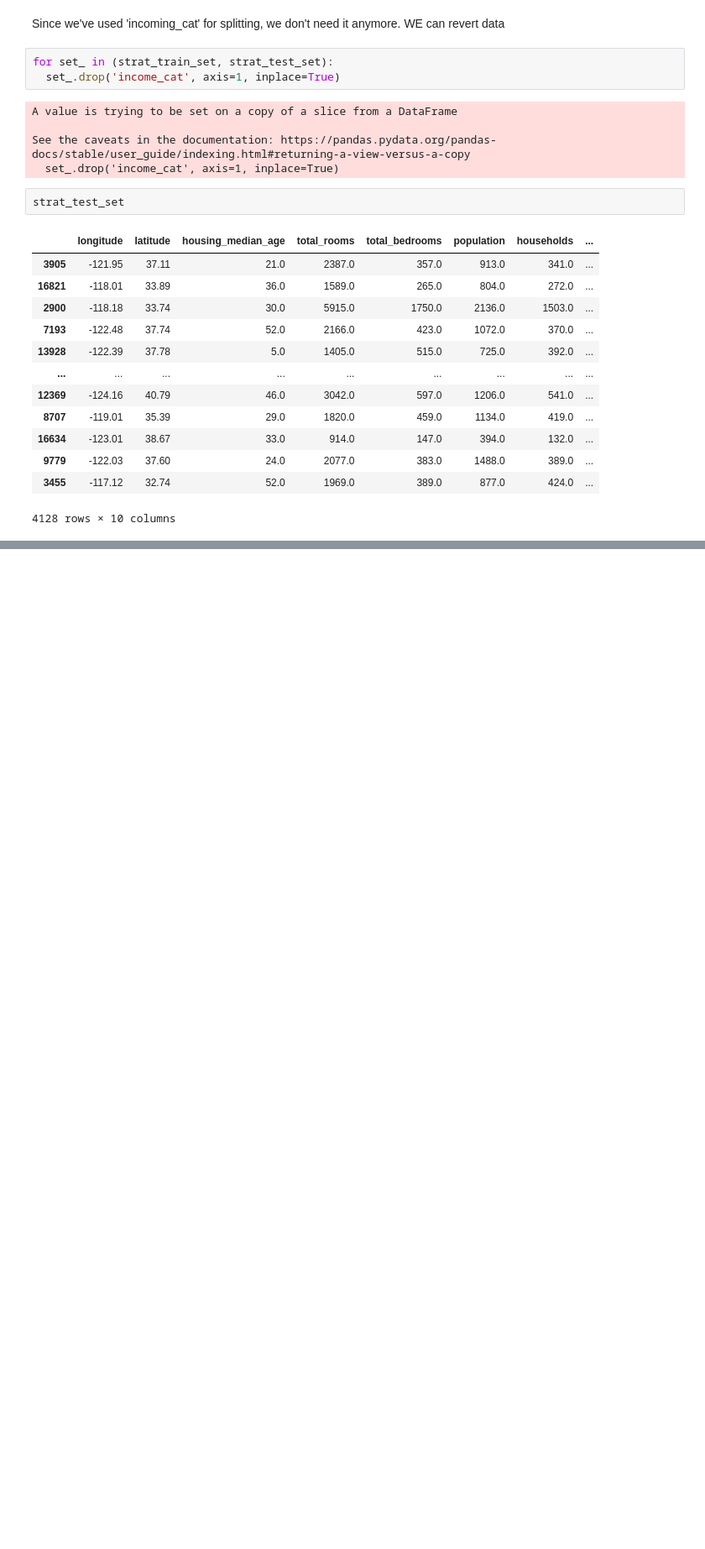
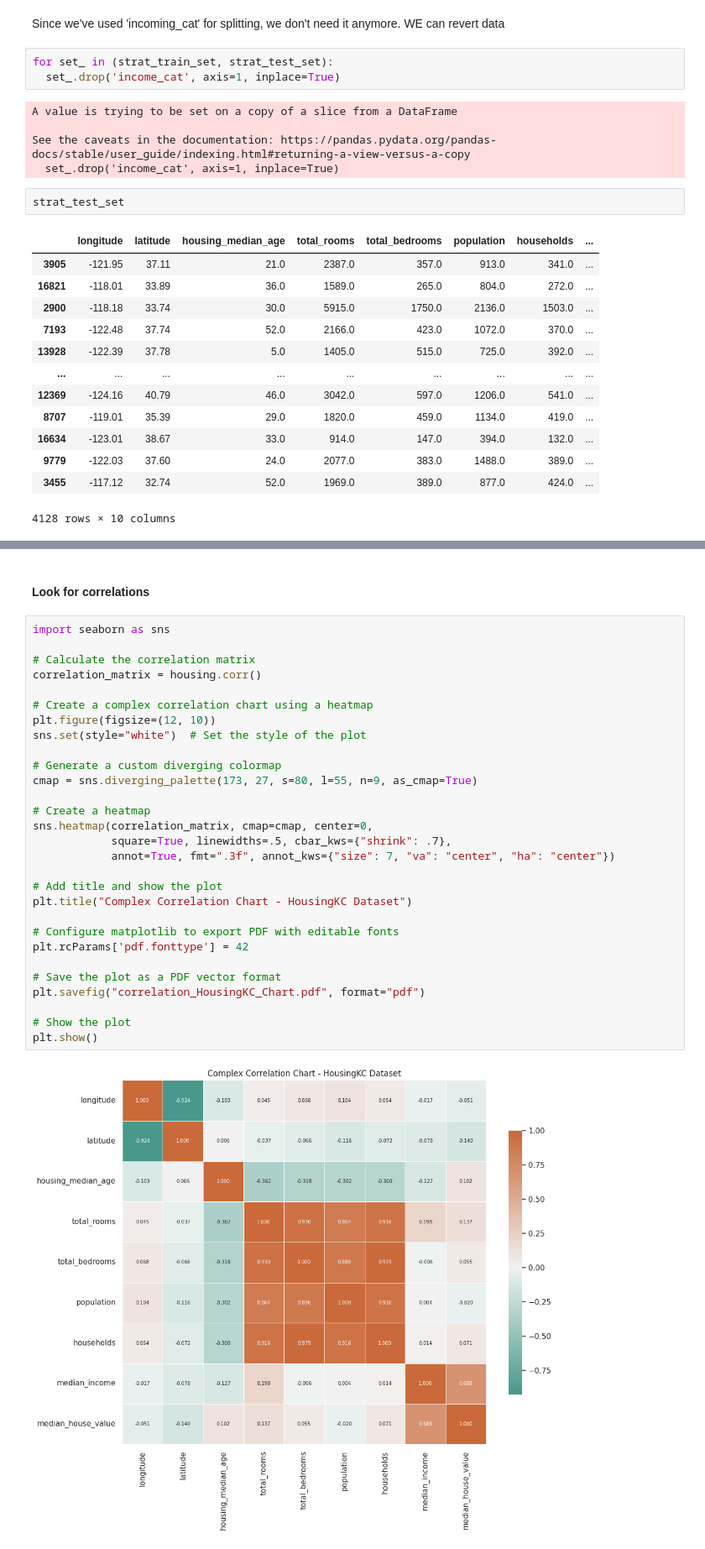
Before and after one commit to alvarohernandezalt/ML_SCKT_TF_Geron, a Jupyter notebook: C02_CaliforniaHousingPrice.ipynb, the cells around one changed output, grey strips where cells are left out. Shown at 84% size. Saved outputs shown, nothing was run; the diff lists cells and outputs as text; blank space fills up the shorter version.

```diff
--- a/C02_CaliforniaHousingPrice.ipynb
+++ b/C02_CaliforniaHousingPrice.ipynb
@@ -246,0 +288,33 @@ strat_test_set
+# %% [markdown]
+#### Look for correlations
+# %%
+import seaborn as sns
+
+# Calculate the correlation matrix
+correlation_matrix = housing.corr()
+
+# Create a complex correlation chart using a heatmap
+plt.figure(figsize=(12, 10))
+sns.set(style="white")  # Set the style of the plot
+
+# Generate a custom diverging colormap
+cmap = sns.diverging_palette(173, 27, s=80, l=55, n=9, as_cmap=True)
+
+# Create a heatmap
+sns.heatmap(correlation_matrix, cmap=cmap, center=0,
+            square=True, linewidths=.5, cbar_kws={"shrink": .7},
+            annot=True, fmt=".3f", annot_kws={"size": 7, "va": "center", "ha": "center"})
+
+# Add title and show the plot
+plt.title("Complex Correlation Chart - HousingKC Dataset")
+
+# Configure matplotlib to export PDF with editable fonts
+plt.rcParams['pdf.fonttype'] = 42
+
+# Save the plot as a PDF vector format
+plt.savefig("correlation_HousingKC_Chart.pdf", format="pdf")
+
+# Show the plot
+plt.show()
+# %% [output]
+[figure, added]
```
Also changed, not shown: parts of 7 cells of this notebook.
